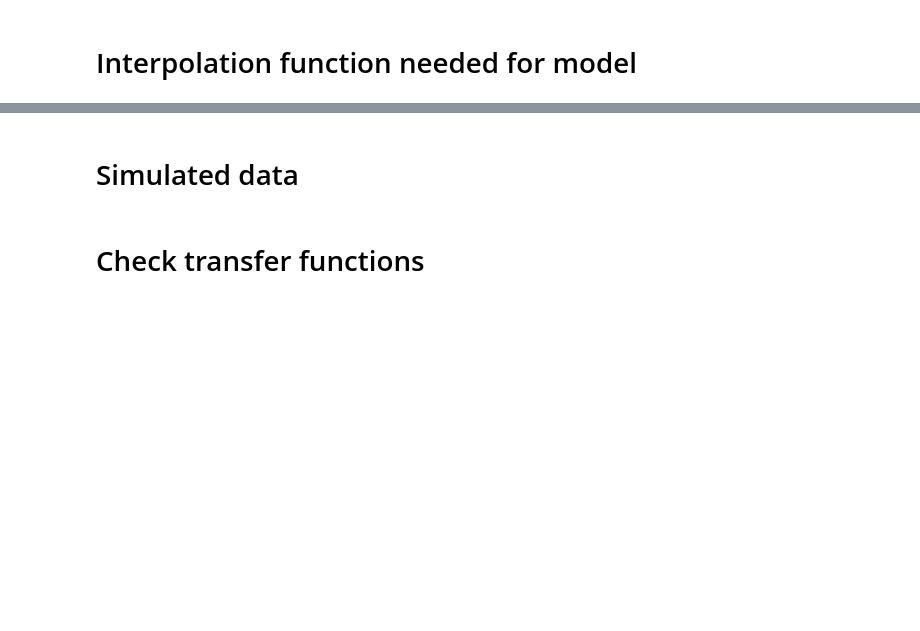
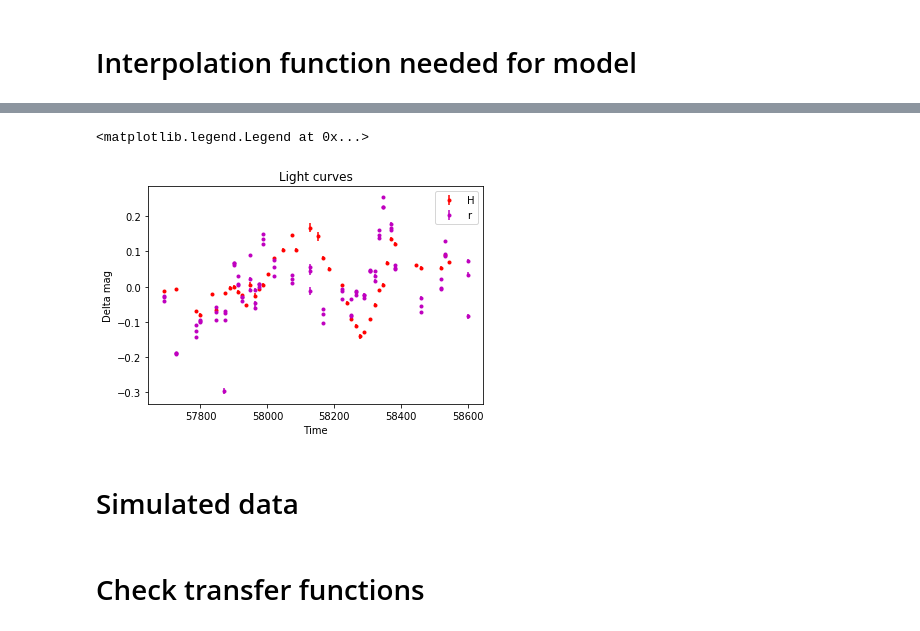
Before and after one commit to MalteBrinch/Master-Thesis-Code, a Jupyter notebook: 7d conv and iterating a GP-Lock driving function.ipynb, the cells around one changed output, grey strips where cells are left out. Drawn from its saved outputs; the diff is of its cells as text; code cells hidden in the pictures; blank space fills up the shorter version.

```diff
--- a/7d conv and iterating a GP-Lock driving function.ipynb
+++ b/7d conv and iterating a GP-Lock driving function.ipynb
@@ -184,18 +186,21 @@ X_tot=np.reshape(X_tot,(len(X_tot),1))
 #combine all y values for guess
 Y_tot= np.concatenate((yJ,yH,yK),axis=None)
 # %%
-plt.errorbar(xJ, yJ, yJerr,fmt='b.',label='J')
+#plt.errorbar(xJ, yJ, yJerr,fmt='b.',label='J')
 plt.errorbar(xH, yH, yHerr,fmt='r.',label='H')
-plt.errorbar(xK, yK, yKerr,fmt='g.',label='K')
-plt.errorbar(xg, yg, ygerr,fmt='c.',label='g')
+#plt.errorbar(xK, yK, yKerr,fmt='g.',label='K')
+#plt.errorbar(xg, yg, ygerr,fmt='c.',label='g')
 plt.errorbar(xr, yr, yrerr,fmt='m.',label='r')
-plt.errorbar(xi, yi, yierr,fmt='y.',label='i')
-plt.errorbar(xz, yz, yzerr,fmt='k.',label='z')
+#plt.errorbar(xi, yi, yierr,fmt='y.',label='i')
+#plt.errorbar(xz, yz, yzerr,fmt='k.',label='z')
 #plt.ylim(-1,1)
 plt.title('Light curves')
 plt.xlabel('Time')
 plt.ylabel('Delta mag')
 plt.legend()
+# %% [output]
+<matplotlib.legend.Legend at 0x...>
+[figure, added]
 # %% [markdown]
 # Simulated data
 # %%
```
Also changed, not shown: parts of 1 cell of this notebook, 2 other files.
